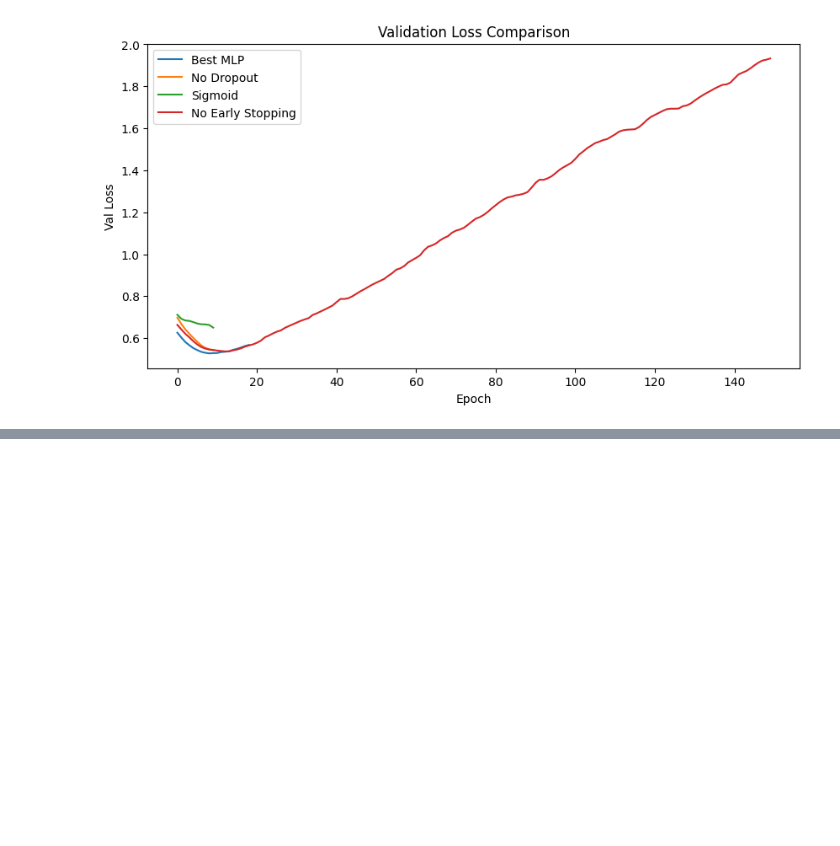
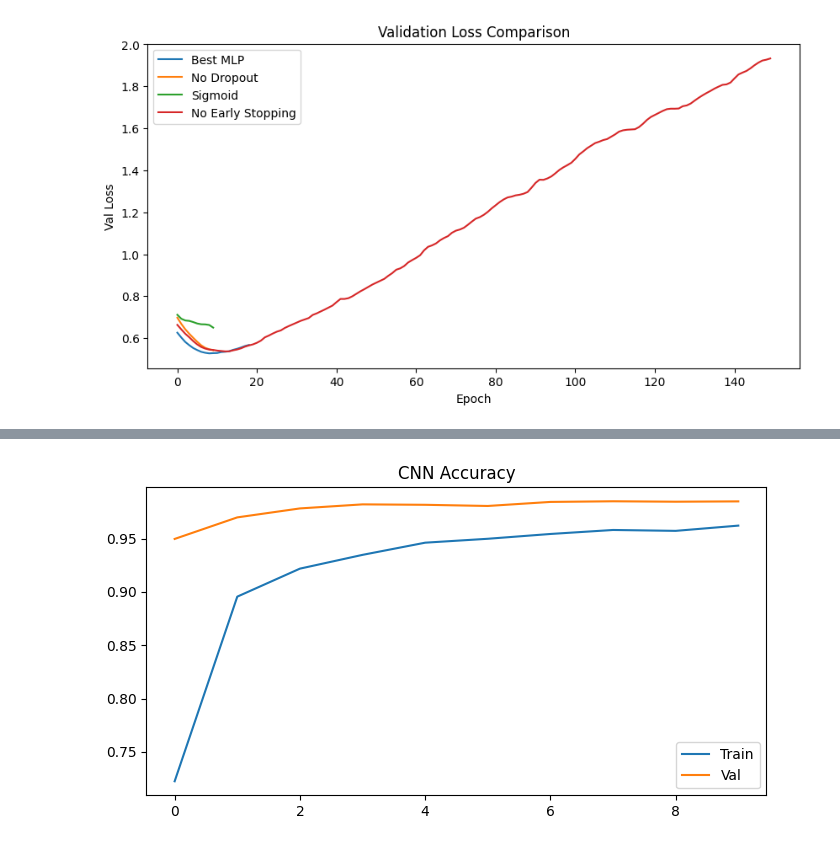
Before and after one commit to aneeqahabib/23i-2631_DM_4, a Jupyter notebook: 23i-2631.ipynb, the cells around one changed output, grey strips where cells are left out. Drawn from its saved outputs; the diff is of its cells as text; code cells hidden in the pictures; blank space fills up the shorter version.

```diff
--- a/23i-2631.ipynb
+++ b/23i-2631.ipynb
@@ -1398,0 +1490,94 @@ plt.show()
+# %%
+# ------------------------------------------------------------
+# DATA AUGMENTATION
+# ------------------------------------------------------------
+
+datagen = ImageDataGenerator(
+    rotation_range=10,
+    width_shift_range=0.08,
+    height_shift_range=0.08,
+    zoom_range=0.08
+)
+
+# ------------------------------------------------------------
+# CNN MODEL
+# ------------------------------------------------------------
+
+cnn = Sequential([
+    Conv2D(16, (3,3), activation='relu', padding='same', input_shape=(28,28,1)),
+    MaxPooling2D((2,2)),
+    Conv2D(32, (3,3), activation='relu', padding='same'),
+    MaxPooling2D((2,2)),
+    Flatten(),
+    Dense(64, activation='relu'),
+    Dropout(0.3),
+    Dense(10, activation='softmax')
+])
+
+cnn.compile(
+    optimizer=Adam(learning_rate=0.001),
+    loss='categorical_crossentropy',
+    metrics=['accuracy']
+)
+
+history = cnn.fit(
+    datagen.flow(X_train_cnn, y_train_cat, batch_size=32),
+    epochs=10,
+    validation_data=(X_test_cnn, y_test_cat),
+    verbose=0
+)
+
+# ------------------------------------------------------------
+# CURVES
+# ------------------------------------------------------------
+
+plt.figure(figsize=(8,4))
+plt.plot(history.history['accuracy'], label='Train')
+plt.plot(history.history['val_accuracy'], label='Val')
+plt.title("CNN Accuracy")
+plt.legend()
+plt.show()
+
+plt.figure(figsize=(8,4))
+plt.plot(history.history['loss'], label='Train')
+plt.plot(history.history['val_loss'], label='Val')
+plt.title("CNN Loss")
+plt.legend()
+plt.show()
+
+# ------------------------------------------------------------
+# TEST METRICS
+# ------------------------------------------------------------
+
+y_pred_prob = cnn.predict(X_test_cnn)
+y_pred = np.argmax(y_pred_prob, axis=1)
+
+cnn_acc = accuracy_score(y_test, y_pred)
+cnn_f1 = f1_score(y_test, y_pred, average='macro')
+
+print("CNN Test Accuracy:", cnn_acc)
+print("CNN Macro F1:", cnn_f1)
+
+# ------------------------------------------------------------
+# CONFUSION MATRIX
+# ------------------------------------------------------------
+
+cm = confusion_matrix(y_test, y_pred)
+
+plt.figure(figsize=(8,6))
+sns.heatmap(cm, annot=True, fmt='d', cmap='Blues')
+plt.title("CNN Confusion Matrix")
+plt.xlabel("Predicted")
+plt.ylabel("True")
+plt.show()
+
+# ------------------------------------------------------------
+# EPOCH CNN SURPASSES MLP
+# ------------------------------------------------------------
+
+for i, acc in enumerate(history.history['val_accuracy']):
+    if acc > mlp_test_acc:
+        print("CNN surpasses MLP at epoch:", i + 1)
+        break
+# %% [output]
+[figure, added]
```
Also changed, not shown: parts of 7 cells of this notebook.
